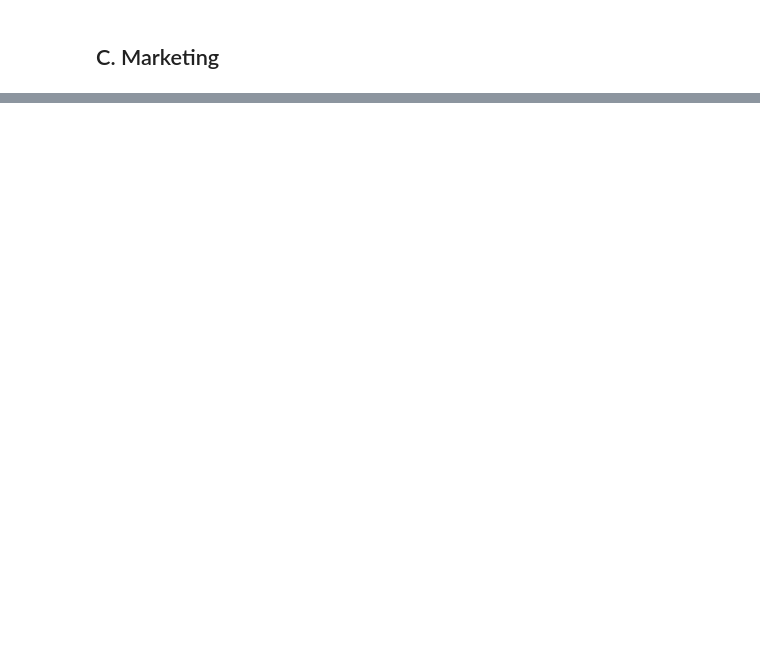
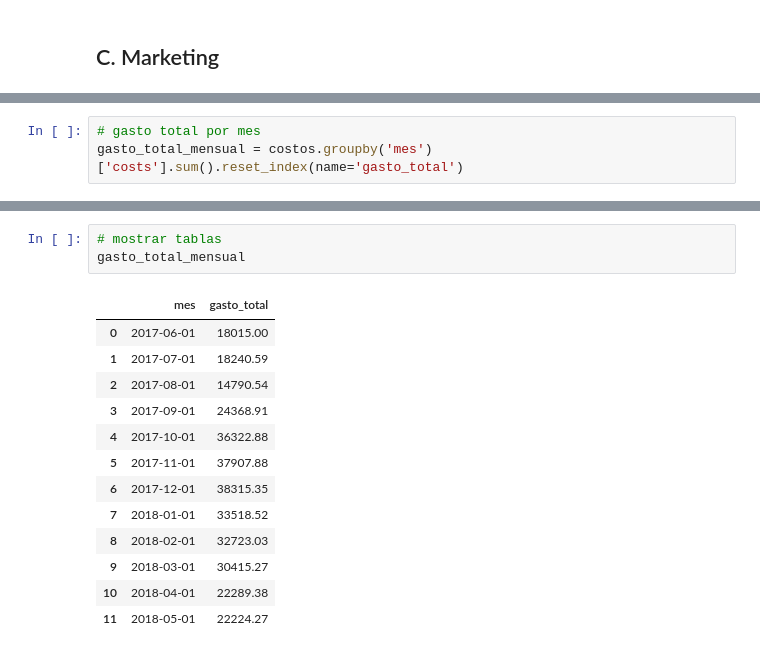
Before and after one commit to titusr099/pSet4, a Jupyter notebook: notebooks/PSet4_Showz_Marketing.ipynb, the cells around one changed output, grey strips where cells are left out. Saved outputs shown, nothing was run; the diff lists cells and outputs as text; blank space fills up the shorter version.

```diff
--- a/notebooks/PSet4_Showz_Marketing.ipynb
+++ b/notebooks/PSet4_Showz_Marketing.ipynb
@@ -813,0 +824,3 @@ cohortes_ltv_2
+# %%
+# gasto total por mes
+gasto_total_mensual = costos.groupby('mes')['costs'].sum().reset_index(name='gasto_total')
@@ -813,0 +835,17 @@ cohortes_ltv_2
+# %%
+# mostrar tablas
+gasto_total_mensual
+# %% [output]
+|  | mes | gasto_total |
+| 0 | 2017-06-01 | 18015.00 |
+| 1 | 2017-07-01 | 18240.59 |
+| 2 | 2017-08-01 | 14790.54 |
+| 3 | 2017-09-01 | 24368.91 |
+| 4 | 2017-10-01 | 36322.88 |
+| 5 | 2017-11-01 | 37907.88 |
+| 6 | 2017-12-01 | 38315.35 |
+| 7 | 2018-01-01 | 33518.52 |
+| 8 | 2018-02-01 | 32723.03 |
+| 9 | 2018-03-01 | 30415.27 |
+| 10 | 2018-04-01 | 22289.38 |
+| 11 | 2018-05-01 | 22224.27 |
```
Also changed, not shown: parts of 27 cells of this notebook, 1 other file.
